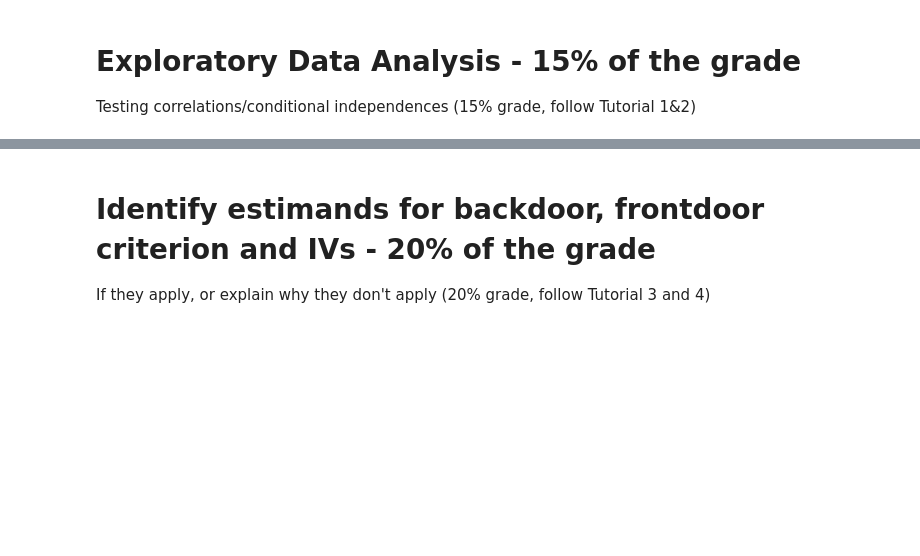
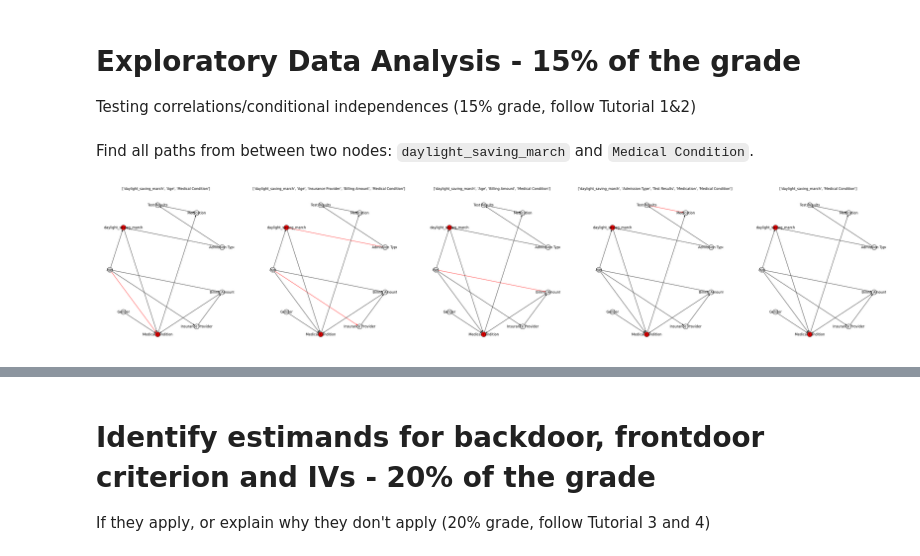
Before and after one commit to AnneLouisedb/Causality_Eurostat, a Jupyter notebook: heart_attack/daylight_saving_on_heart_attack.ipynb, the cells around one changed output, grey strips where cells are left out. Drawn from its saved outputs; the diff is of its cells as text; code cells hidden in the pictures; blank space fills up the shorter version.

````diff
--- a/heart_attack/daylight_saving_on_heart_attack.ipynb
+++ b/heart_attack/daylight_saving_on_heart_attack.ipynb
@@ -111,3 +176,16 @@ plt.show()
 # Exploratory Data Analysis - 15% of the grade
 
 Testing correlations/conditional independences (15% grade, follow Tutorial 1&2)
+# %% [markdown]
+Find all paths from between two nodes: ```daylight_saving_march``` and ```Medical Condition```.
+# %%
+all_paths = list(nx.all_simple_paths(G.to_undirected(), source='daylight_saving_march', target='Medical Condition'))
+
+fig, axs = plt.subplots(nrows=1, ncols=len(all_paths), figsize=(50, 10))
+for path, ax in zip(all_paths, axs):
+    edges_on_path = [(source, target) for source, target in zip(path[:-1], path[1:])]
+    edge_color = ['r' if edge in edges_on_path else 'black' for edge in G.to_undirected().edges()]
+    nx.draw_shell(G, with_labels=True, node_color=['w', 'w', 'r', 'w', 'w', 'w', 'w', 'w', 'r'], edgecolors='black', ax=ax, edge_color=edge_color)
+    ax.set_title(path)
+# %% [output]
+[figure, added]
````
Also changed, not shown: parts of 10 cells of this notebook, 1 other file.
